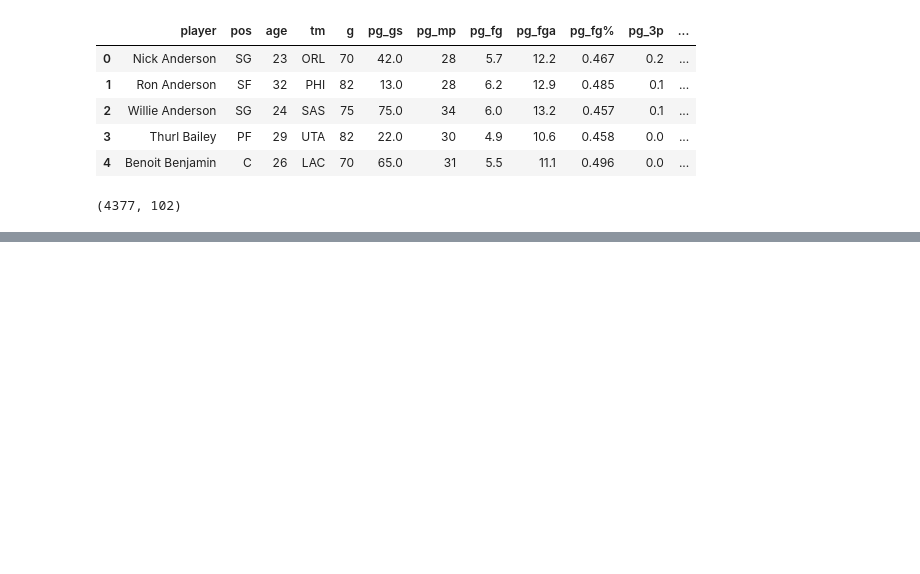
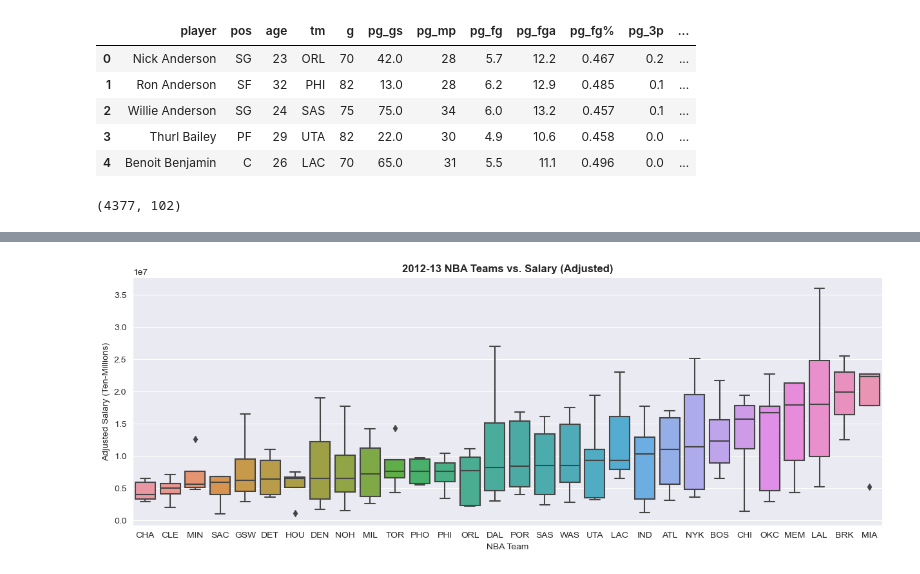
Before and after one commit to farahmalik11/DSI508_Capstone, a Jupyter notebook: code/05_Data_Modeling_II.ipynb, the cells around one changed output, grey strips where cells are left out. Cells and saved outputs as stored; diff of their text form; code cells hidden in the pictures; blank space fills up the shorter version.

```diff
--- a/code/05_Data_Modeling_II.ipynb
+++ b/code/05_Data_Modeling_II.ipynb
@@ -106,0 +127,4 @@ feats_updated = ['overall_qual', 'year_built', 'year_remod', 'total_bsmt_sf', 'g
+# %%
+tmsals(ten_yrs, "2012-13")
+# %% [output]
+[figure, added]
```
Also changed, not shown: parts of 81 cells of this notebook, 1 other file.
